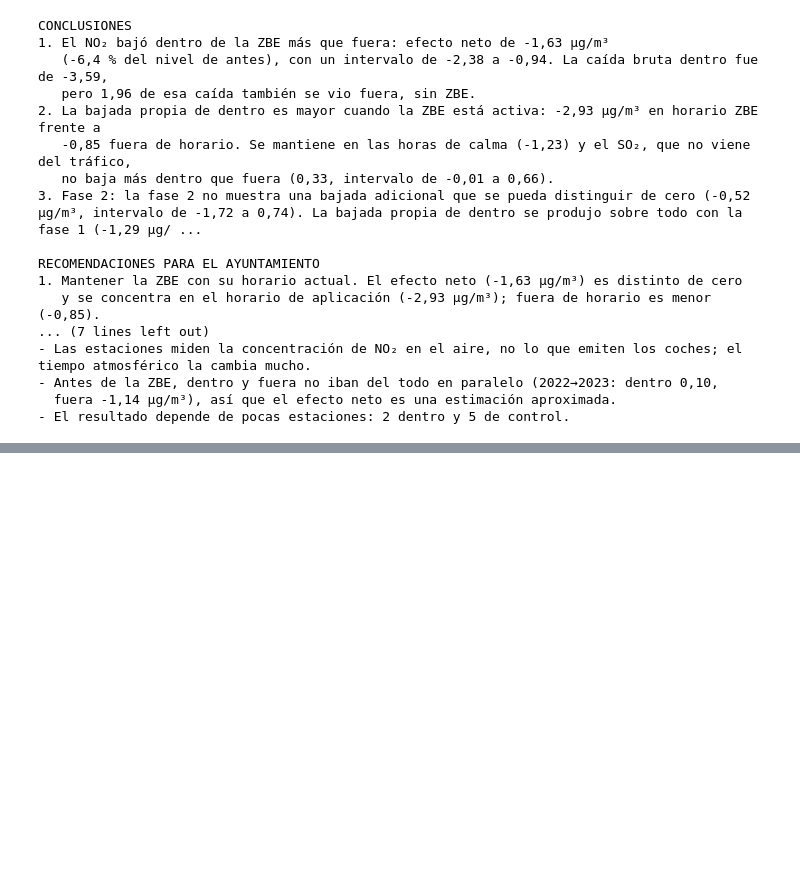
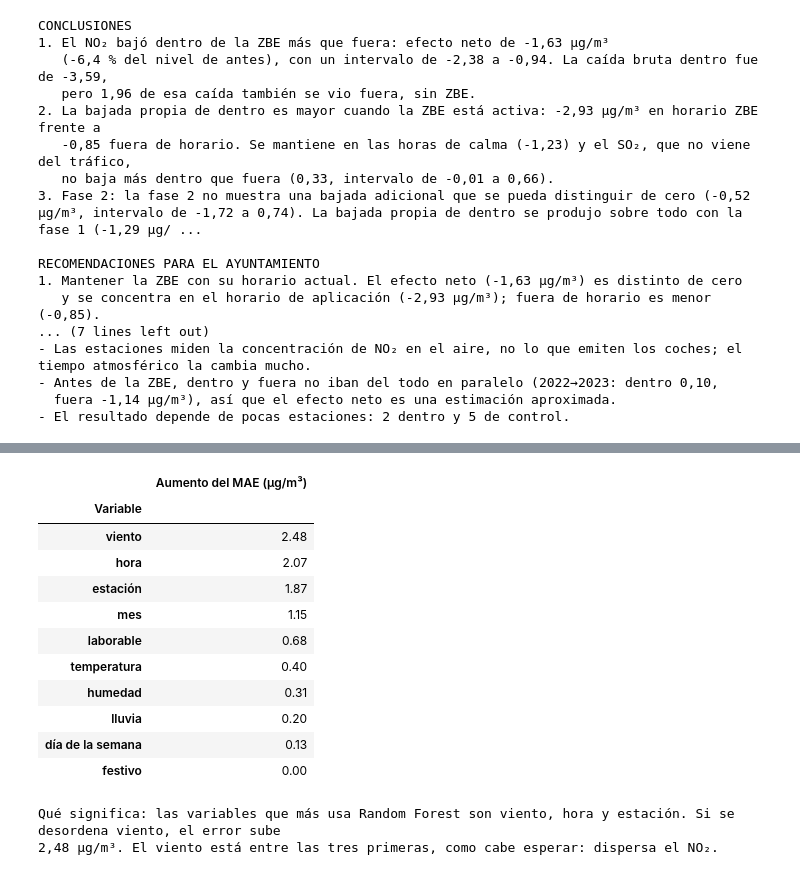
Before and after one commit to ai-somorrostro/haizelab, a Jupyter notebook: notebooks/zbe_bilbao.ipynb, the cells around one changed output, grey strips where cells are left out. Drawn from its saved outputs; the diff is of its cells as text; code cells hidden in the pictures; blank space fills up the shorter version.

```diff
--- a/notebooks/zbe_bilbao.ipynb
+++ b/notebooks/zbe_bilbao.ipynb
@@ -885,0 +858,36 @@ Observado − predicho después de la ZBE (dentro): -2,77 µg/m³. Provisional:
+# %%
+from sklearn.compose import make_column_transformer
+from sklearn.ensemble import HistGradientBoostingRegressor, RandomForestRegressor
+from sklearn.inspection import permutation_importance
+from sklearn.linear_model import LinearRegression
+from sklearn.metrics import mean_absolute_error, mean_squared_error, r2_score
+from sklearn.pipeline import make_pipeline
+from sklearn.preprocessing import OneHotEncoder
+
+# Mismas variables para todos los modelos
+VARIABLES = {
+    "Meteorología": ["temp_c", "humedad_pct", "precipitacion_mm", "viento_ms"],
+    "Calendario": ["hora", "dia_semana", "mes", "es_laborable", "es_festivo"],
+    "Estación": ["estacion"],
+}
+variables_ml = [v for grupo in VARIABLES.values() for v in grupo]
+NOMBRE_VAR = {"temp_c": "temperatura", "humedad_pct": "humedad", "precipitacion_mm": "lluvia", "viento_ms": "viento",
+              "hora": "hora", "dia_semana": "día de la semana", "mes": "mes", "es_laborable": "laborable",
+              "es_festivo": "festivo", "estacion": "estación"}
+
+# Entrenar del 01/01/2022 al 31/12/2023 y validar del 01/01/2024 al 14/06/2024 (antes de la ZBE)
+INICIO_VALIDACION = pd.Timestamp("2024-01-01")
+
+datos_ml = (df[df["zona"].isin(["dentro", "fuera"])]
+            .dropna(subset=["no2"] + variables_ml)
+            .sort_values(["ts_local", "estacion"]).reset_index(drop=True))
+datos_ml[["es_laborable", "es_festivo"]] = datos_ml[["es_laborable", "es_festivo"]].astype(int)
+
+entreno = datos_ml[datos_ml["ts_local"] < INICIO_VALIDACION]
+valida = datos_ml[(datos_ml["ts_local"] >= INICIO_VALIDACION) & (datos_ml["ts_local"] < FECHA_FASE1)]
+assert entreno["ts_local"].max() < valida["ts_local"].min(), "La validación debe ser posterior al entrenamiento"
+
+print(f"""Variables: {'; '.join(f'{g}: {", ".join(v)}' for g, v in VARIABLES.items())}
+Estaciones: las {datos_ml['estacion'].nunique()} de dentro y de fuera (Arraiz no entra, como en P1).
+Entrenamiento: {es(len(entreno), 0)} horas-estación, del {entreno['ts_local'].min():%d/%m/%Y} al {entreno['ts_local'].max():%d/%m/%Y}.
+Validación:    {es(len(valida), 0)} horas-estación, del {valida['ts_local'].min():%d/%m/%Y} al {valida['ts_local'].max():%d/%m/%Y}.""")
@@ -885,0 +1117,24 @@ Observado − predicho después de la ZBE (dentro): -2,77 µg/m³. Provisional:
+# %%
+imp = permutation_importance(modelos[mejor], valida[variables_ml], valida["no2"], scoring="neg_mean_absolute_error",
+                             n_repeats=5, random_state=SEED)
+importancia = pd.Series(imp.importances_mean, index=variables_ml).sort_values(ascending=False)
+display(importancia.rename(NOMBRE_VAR).round(2).rename("Aumento del MAE (µg/m³)").rename_axis("Variable").to_frame())
+
+top = [NOMBRE_VAR[v] for v in importancia.index[:3]]
+print(f"""Qué significa: las variables que más usa {mejor} son {', '.join(top[:-1])} y {top[-1]}. Si se desordena {top[0]}, el error sube
+{es(importancia.iloc[0])} µg/m³. {'El viento está entre las tres primeras, como cabe esperar: dispersa el NO₂.' if 'viento' in top else ''}""")
+# %% [output]
+|  | Aumento del MAE (µg/m³) |
+| Variable |  |
+| viento | 2.48 |
+| hora | 2.07 |
+| estación | 1.87 |
+| mes | 1.15 |
+| laborable | 0.68 |
+| temperatura | 0.40 |
+| humedad | 0.31 |
+| lluvia | 0.20 |
+| día de la semana | 0.13 |
+| festivo | 0.00 |
+Qué significa: las variables que más usa Random Forest son viento, hora y estación. Si se desordena viento, el error sube
+2,48 µg/m³. El viento está entre las tres primeras, como cabe esperar: dispersa el NO₂.
```
Also changed, not shown: parts of 16 cells of this notebook, 1 other file.
